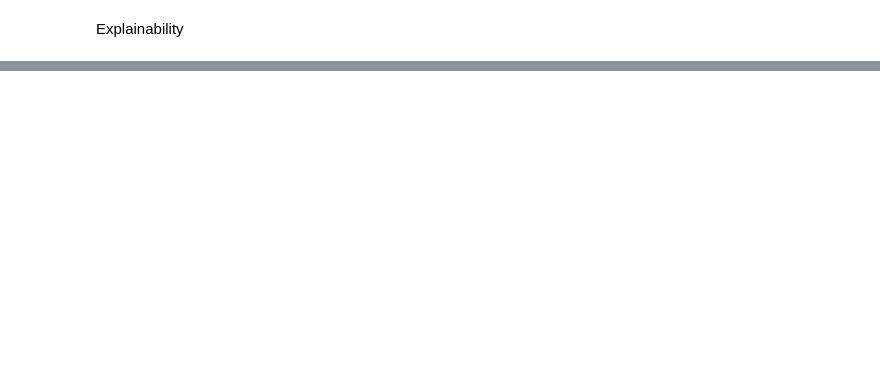
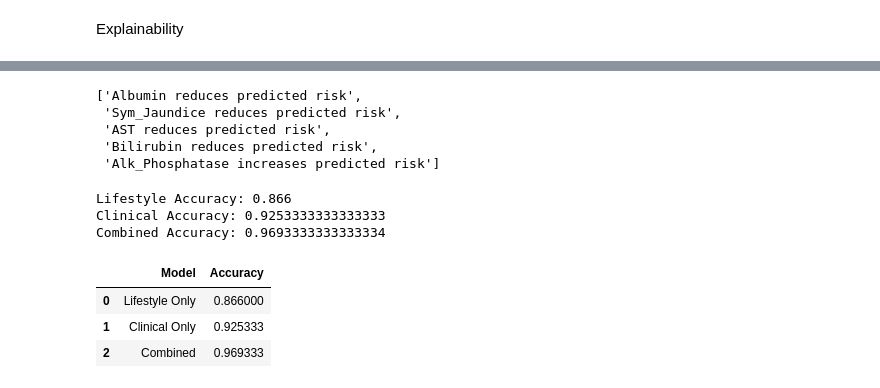
Before and after one commit to limecozy1945/liver-disease-analysis, a Jupyter notebook: liver_explainable_ai.ipynb, the cells around one changed output, grey strips where cells are left out. Drawn from its saved outputs; the diff is of its cells as text; code cells hidden in the pictures; blank space fills up the shorter version.

```diff
--- a/liver_explainable_ai.ipynb
+++ b/liver_explainable_ai.ipynb
@@ -83,0 +178,75 @@ shap.force_plot(explainer.expected_value,shap_values[0],patient_df,matplotlib=Tr
+# %%
+def generate_explanation(model, X_sample):
+    explainer = shap.TreeExplainer(model)
+    shap_vals = explainer.shap_values(X_sample)
+
+    contrib = dict(zip(X_sample.columns, shap_vals[0]))
+    top = sorted(contrib.items(), key=lambda x: abs(x[1]), reverse=True)[:5]
+
+    explanation = []
+    for f,v in top:
+        direction = "increases" if v > 0 else "reduces"
+        explanation.append(f"{f} {direction} predicted risk") #generating a concise explanation of the top 5 features contributing to the model's prediction for the given patient profile, indicating whether each feature increases or reduces the predicted risk of liver disease
+
+    return explanation
+
+generate_explanation(model_bin, patient_df)
+# %% [output]
+['Albumin reduces predicted risk',
+ 'Sym_Jaundice reduces predicted risk',
+ 'AST reduces predicted risk',
+ 'Bilirubin reduces predicted risk',
+ 'Alk_Phosphatase increases predicted risk']
+# %%
+lifestyle_cols = [
+    "BMI","Diet_Quality","Physical_Activity",
+    "Sleep_Hours","Smoking_Status","Alcohol_Consumption"
+]
+
+clinical_cols = [
+    "ALT","AST","Bilirubin","Albumin",
+    "Platelets","Alk_Phosphatase"
+]
+
+model_life = XGBClassifier(n_estimators=600)
+model_life.fit(X_train[lifestyle_cols], y_train_binary)
+acc_life = accuracy_score(
+    y_test_binary,
+    model_life.predict(X_test[lifestyle_cols]) #evaluating the accuracy of the model trained only on lifestyle features to understand how well lifestyle factors alone can predict liver disease risk
+)
+
+model_clin = XGBClassifier(n_estimators=600)
+model_clin.fit(X_train[clinical_cols], y_train_binary)
+acc_clin = accuracy_score(
+    y_test_binary,
+    model_clin.predict(X_test[clinical_cols]) #evaluating the accuracy of the model trained only on clinical features to understand how well clinical factors alone can predict liver disease risk
+)
+
+model_comb = XGBClassifier(n_estimators=600)
+model_comb.fit(X_train, y_train_binary)
+acc_comb = accuracy_score(
+    y_test_binary,
+    model_comb.predict(X_test) #evaluating the accuracy of the model trained on all features to understand how well the combination of lifestyle and clinical factors can predict liver disease risk compared to using either set of features alone
+)
+
+print("Lifestyle Accuracy:", acc_life)
+print("Clinical Accuracy:", acc_clin)
+print("Combined Accuracy:", acc_comb)
+# %% [output]
+Lifestyle Accuracy: 0.866
+Clinical Accuracy: 0.9253333333333333
+Combined Accuracy: 0.9693333333333334
+# %%
+import pandas as pd
+
+results = pd.DataFrame({
+    "Model": ["Lifestyle Only", "Clinical Only", "Combined"],
+    "Accuracy": [acc_life, acc_clin, acc_comb]
+})
+
+results
+# %% [output]
+|  | Model | Accuracy |
+| 0 | Lifestyle Only | 0.866000 |
+| 1 | Clinical Only | 0.925333 |
+| 2 | Combined | 0.969333 |
```
Also changed, not shown: parts of 15 cells of this notebook.
